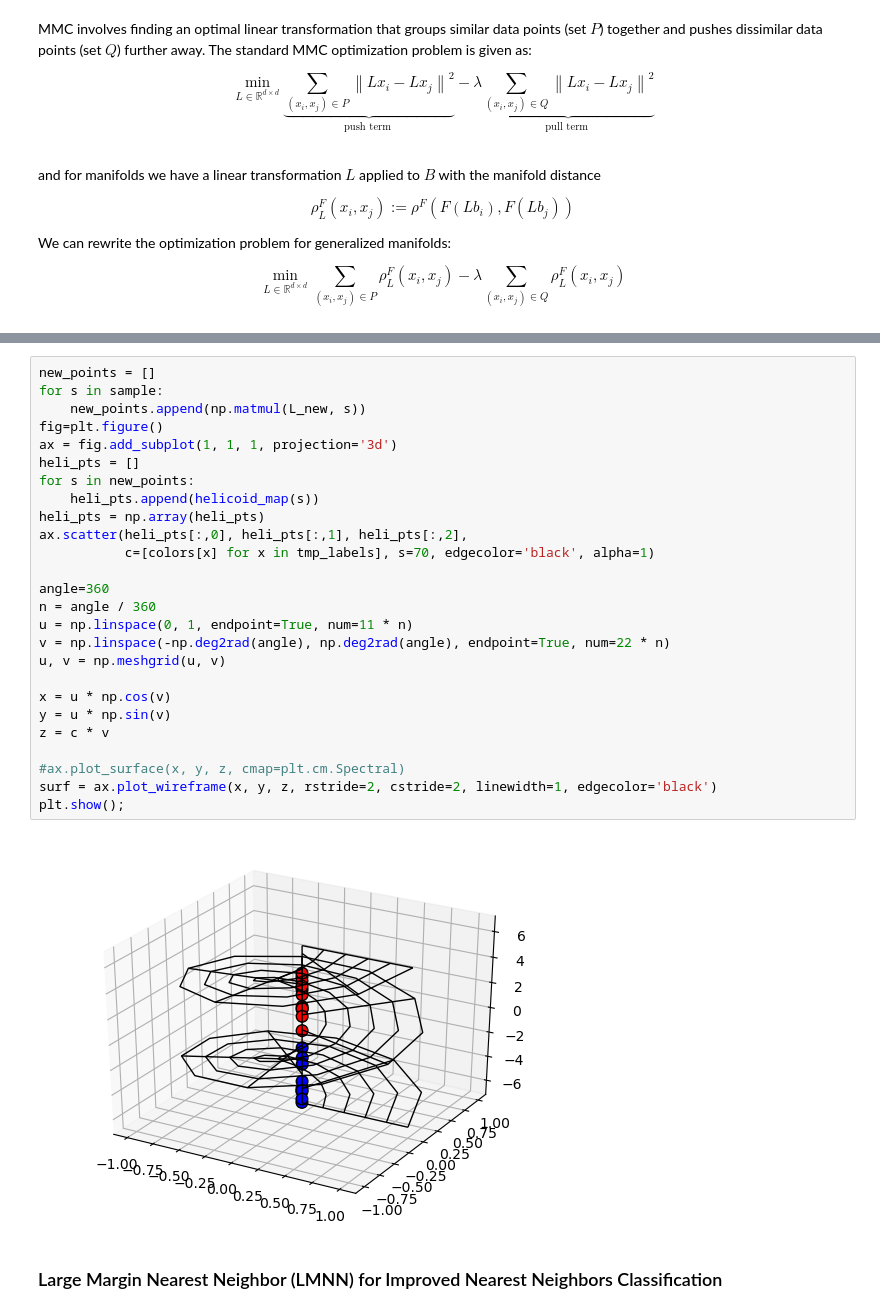
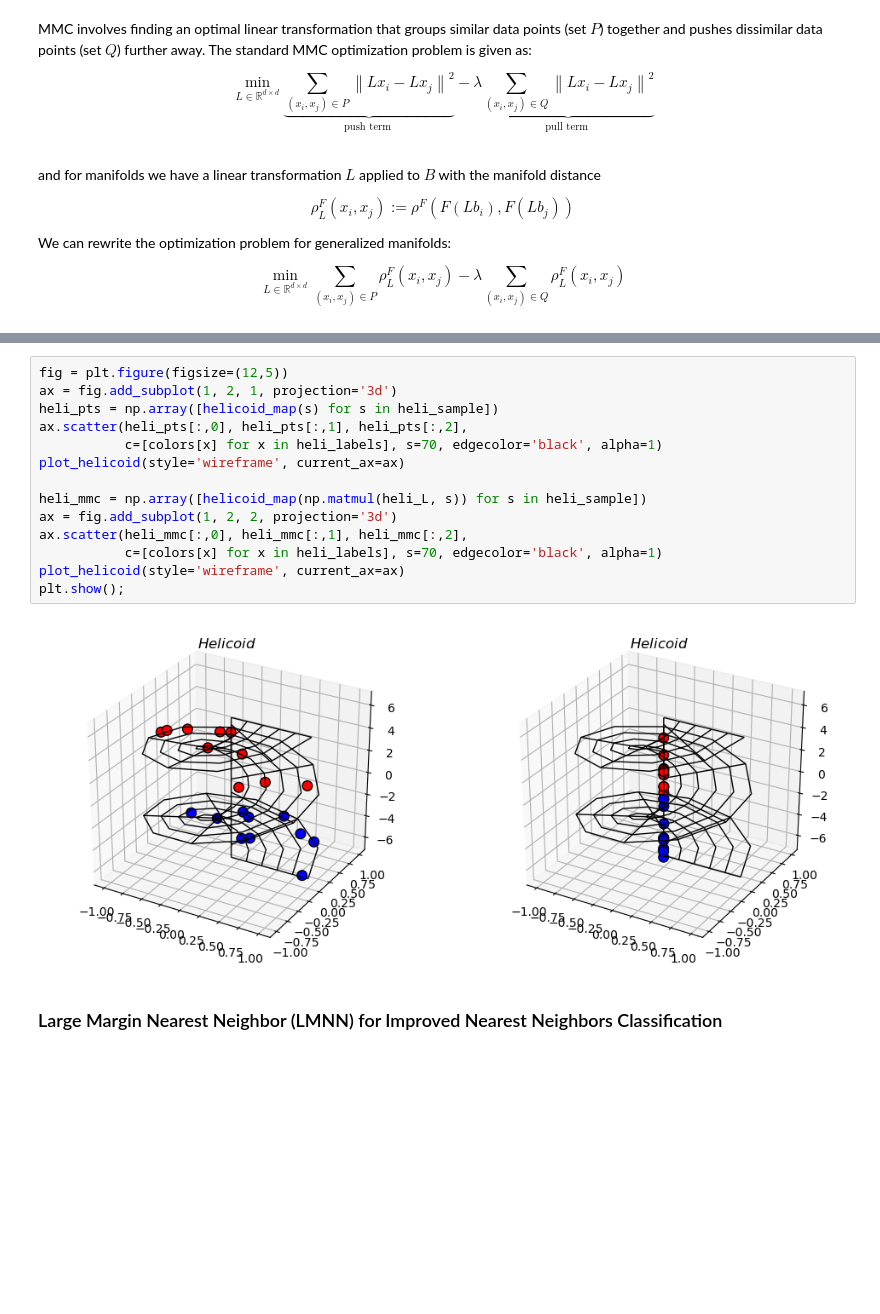
Before and after one commit to drewwilimitis/manifold-metric-learning, a Jupyter notebook: metric_learning.ipynb, the cells around one changed output, grey strips where cells are left out. Cells and saved outputs as stored; diff of their text form; blank space fills up the shorter version.

```diff
--- a/metric_learning.ipynb
+++ b/metric_learning.ipynb
@@ -492,31 +477,19 @@ plt.show();
-# %%
-new_points = []
-for s in sample:
-    new_points.append(np.matmul(L_new, s))
-fig=plt.figure()
-ax = fig.add_subplot(1, 1, 1, projection='3d')
-heli_pts = []
-for s in new_points:
-    heli_pts.append(helicoid_map(s))
-heli_pts = np.array(heli_pts)
-ax.scatter(heli_pts[:,0], heli_pts[:,1], heli_pts[:,2],
-           c=[colors[x] for x in tmp_labels], s=70, edgecolor='black', alpha=1)
-
-angle=360
-n = angle / 360
-u = np.linspace(0, 1, endpoint=True, num=11 * n)
-v = np.linspace(-np.deg2rad(angle), np.deg2rad(angle), endpoint=True, num=22 * n)
-u, v = np.meshgrid(u, v)
-
-x = u * np.cos(v)
-y = u * np.sin(v)
-z = c * v
-
-#ax.plot_surface(x, y, z, cmap=plt.cm.Spectral)
-surf = ax.plot_wireframe(x, y, z, rstride=2, cstride=2, linewidth=1, edgecolor='black')
-plt.show();
-# %% [output]
-[figure, removed]
+# %%
+fig = plt.figure(figsize=(12,5))
+ax = fig.add_subplot(1, 2, 1, projection='3d')
+heli_pts = np.array([helicoid_map(s) for s in heli_sample])
+ax.scatter(heli_pts[:,0], heli_pts[:,1], heli_pts[:,2],
+           c=[colors[x] for x in heli_labels], s=70, edgecolor='black', alpha=1)
+plot_helicoid(style='wireframe', current_ax=ax)
+
+heli_mmc = np.array([helicoid_map(np.matmul(heli_L, s)) for s in heli_sample])
+ax = fig.add_subplot(1, 2, 2, projection='3d')
+ax.scatter(heli_mmc[:,0], heli_mmc[:,1], heli_mmc[:,2],
+           c=[colors[x] for x in heli_labels], s=70, edgecolor='black', alpha=1)
+plot_helicoid(style='wireframe', current_ax=ax)
+plt.show();
+# %% [output]
+[figure, added]
 # %% [markdown]
 ### Large Margin Nearest Neighbor (LMNN) for Improved Nearest Neighbors Classification
 # %% [markdown]
```
Also changed, not shown: parts of 11 cells of this notebook, 4 other files.
